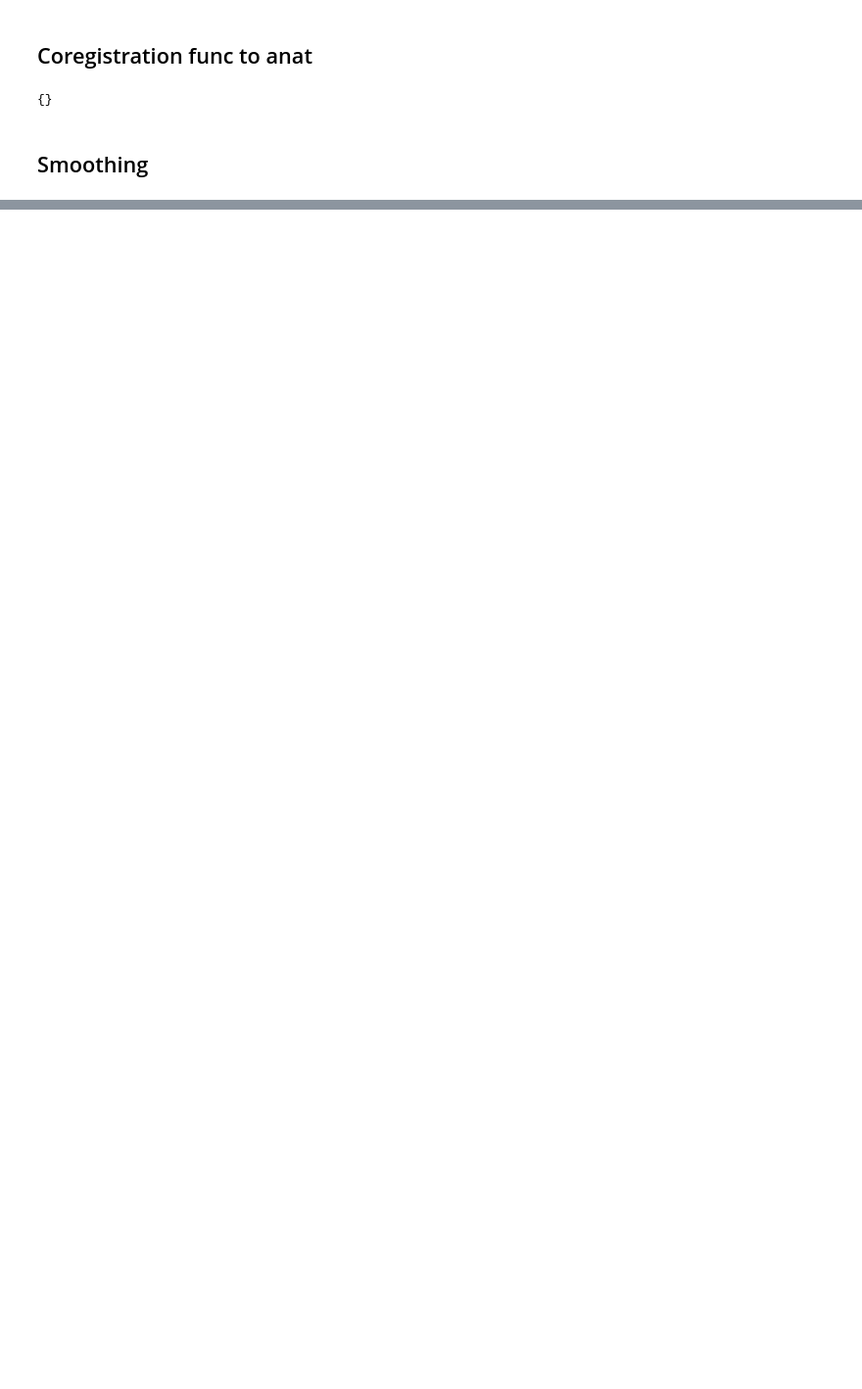
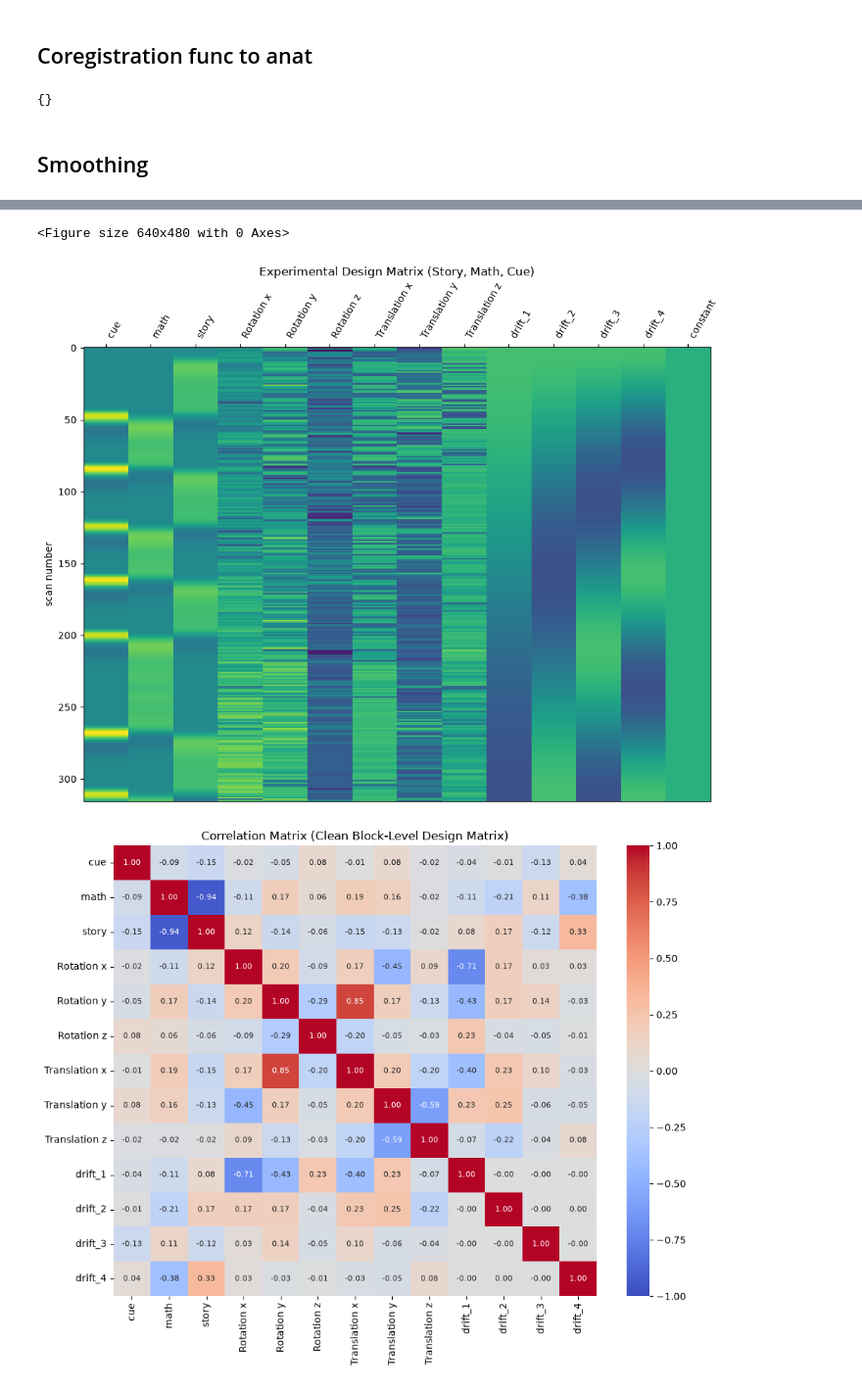
Before and after one commit to Nnouel/NSSP_Projects, a Jupyter notebook: G_code/01_Preprocessing.ipynb, the cells around one changed output, grey strips where cells are left out. Shown at 98% size. Saved outputs shown, nothing was run; the diff lists cells and outputs as text; code cells hidden in the pictures; blank space fills up the shorter version.

```diff
--- a/G_code/01_Preprocessing.ipynb
+++ b/G_code/01_Preprocessing.ipynb
@@ -401,0 +472,37 @@ FileNotFoundError: [Errno 2] No such file or directory: '.../.gitignore'
+# %%
+### Build Clean Design Matrix (Block-Level: story, math, cue) & Fit GLM (3c)
+
+# Filter to non-overlapping block events to avoid multicollinearity with sub-events
+events_clean = events_df[events_df['trial_type'].isin(['story', 'math', 'cue'])][['onset', 'duration', 'trial_type']].copy()
+
+design_matrix = make_first_level_design_matrix(
+    frame_times=frame_times,
+    events=events_clean,
+    hrf_model='glover',
+    drift_model='cosine',
+    high_pass=0.01,
+    add_regs=mot_params.values,
+    add_reg_names=mot_params.columns.tolist()
+)
+# Plot Clean Design Matrix (3a)
+fig, ax = plt.subplots(figsize=(10, 8))
+plot_design_matrix(design_matrix, ax=ax)
+ax.set_title("Experimental Design Matrix (Story, Math, Cue)")
+plt.tight_layout()
+plt.savefig(op.join(image_root, "GLM_design_matrix.png"), dpi=300)
+plt.show()
+
+# Plot Clean Correlation Matrix (3b)
+plt.figure(figsize=(10, 8))
+sns.heatmap(
+    design_matrix.drop(columns=['constant'], errors='ignore').corr(),
+    annot=True, fmt=".2f", cmap='coolwarm', vmin=-1, vmax=1, annot_kws={"size": 8}
+)
+plt.title("Correlation Matrix (Clean Block-Level Design Matrix)")
+plt.tight_layout()
+plt.savefig(op.join(image_root, "GLM_correlation_matrix_clean.png"), dpi=300)
+plt.show()
+# %% [output]
+<Figure size 640x480 with 0 Axes>
+[figure, added]
+[figure, added]
```
Also changed, not shown: parts of 13 cells of this notebook, 10 other files.
